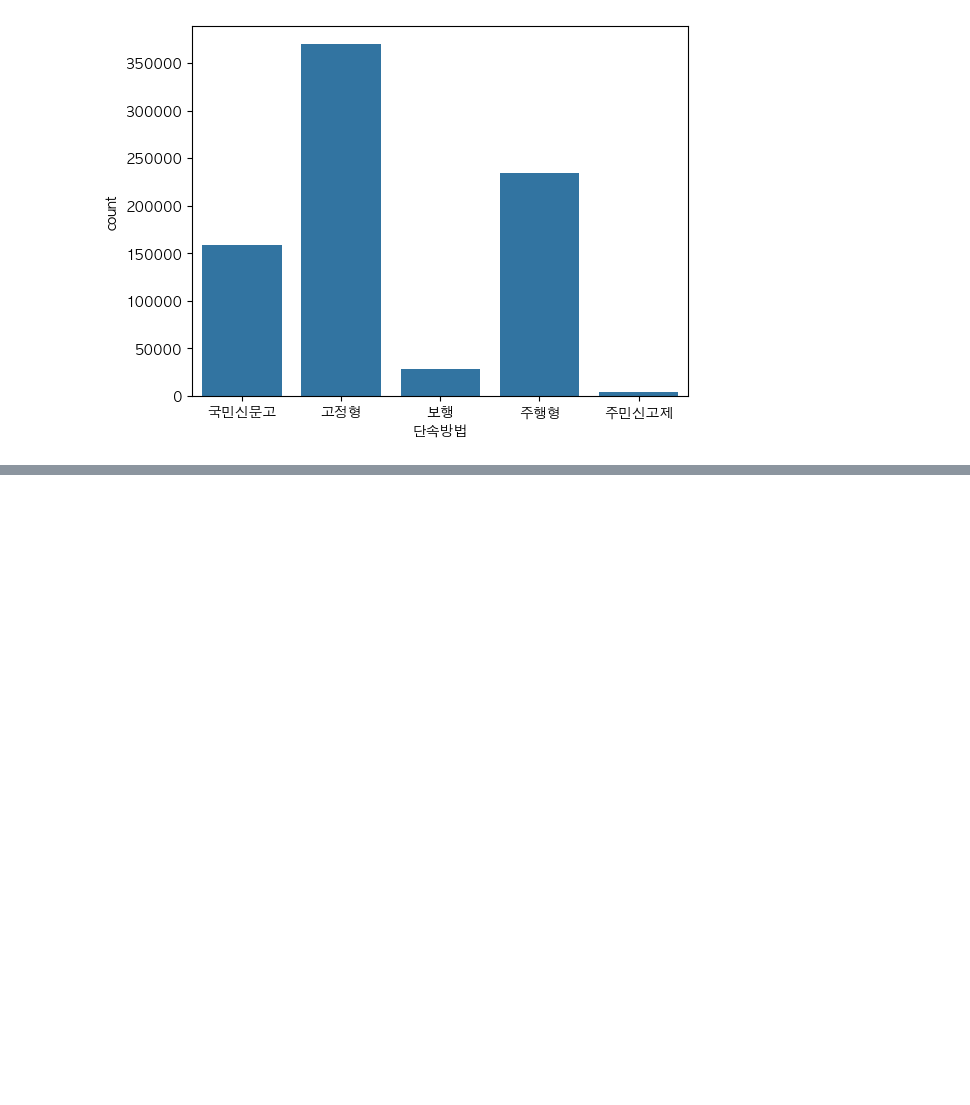
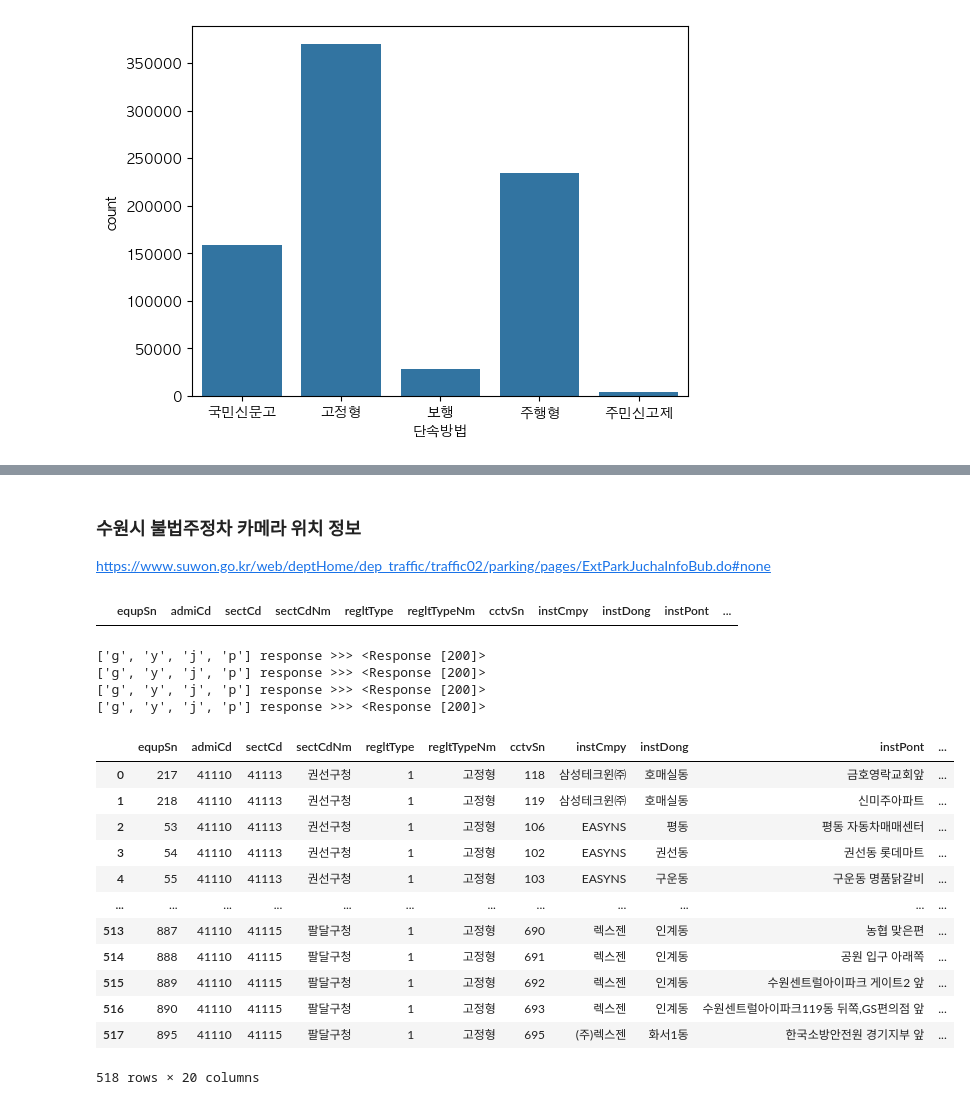
Before and after one commit to HOYUN-Y/Data_projects, a Jupyter notebook: dacon_sri_suwon_data_analysis/[Dacon] 공공데이터를 활용 수원시 정책 제안.ipynb, the cells around one changed output, grey strips where cells are left out. Saved outputs shown, nothing was run; the diff lists cells and outputs as text; code cells hidden in the pictures; blank space fills up the shorter version.

```diff
--- a/dacon_sri_suwon_data_analysis/[Dacon] 공공데이터를 활용 수원시 정책 제안.ipynb
+++ b/dacon_sri_suwon_data_analysis/[Dacon] 공공데이터를 활용 수원시 정책 제안.ipynb
@@ -520,3 +520,6 @@ illigal_parking[illigal_parking['단속방법']!='고정형'].head(30)
 | 114 | 2022 | 수원시 | 팔달구청 | 2022-01-01 11:17:00 | 경기도수원시팔달구인계동 수원시 팔달구 인계동 944-6 | 보행 | 2023-12-01 | 1 | 2022 | 1 | Saturday | ... |
 | 116 | 2022 | 수원시 | 팔달구청 | 2022-01-01 11:25:00 | 화서동 화서동205-3부근 (횡단보도) | 국민신문고 | 2023-12-01 | 1 | 2022 | 1 | Saturday | ... |
 | 119 | 2022 | 수원시 | 장안구청 | 2022-01-01 11:27:00 | 조원동 금당로9번길 | 주행형 | 2023-12-01 | 1 | 2022 | 1 | Saturday | ... |
+# %% [markdown]
+### 수원시 불법주정차 카메라 위치 정보
+https://www.suwon.go.kr/web/deptHome/dep_traffic/traffic02/parking/pages/ExtParkJuchaInfoBub.do#none
@@ -522,0 +534,58 @@ illigal_parking[illigal_parking['단속방법']!='고정형'].head(30)
+# %%
+cctv_loc_tm
+# %% [output]
+|  | equpSn | admiCd | sectCd | sectCdNm | regltType | regltTypeNm | cctvSn | instCmpy | instDong | instPont | ... |
+# %%
+gu = ['g','y','j','p'] #권선구, 영통구, 장안구, 팔달구
+gu_name_map = {
+    'g': '권선구', 'y': '영통구', 'j': '장안구', 'p': '팔달구'
+}
+all_data = []
+
+for loc in gu:
+    url = f'https://www.suwon.go.kr/web/deptHome/dep_traffic/traffic02/parking/apis/getFixCctvList.do?parId={loc}'
+    params = {
+        'gubun' : 'g',
+        'gu':loc
+    }
+
+    headers = {
+        'Content-Type' : 'application/x-www-form-urlencoded; charset=UTF-8',
+        'User-Agent' : "Mozilla/5.0"
+    }
+
+    response = requests.post(url, data=params, headers = headers)
+    print(f'{loc} response >>> {response}')
+
+    if response.status_code == 200:
+        data = response.json()
+
+        data_df_temp = pd.DataFrame(data)
+        data_df_temp['gu'] = gu_name_map[loc]
+        all_data.append(data_df_temp)
+
+    else:
+        print(f'{loc} no response')
+
+cctv_loc_tm = pd.concat(all_data, ignore_index=True)
+# %% [output]
+['g', 'y', 'j', 'p'] response >>> <Response [200]>
+['g', 'y', 'j', 'p'] response >>> <Response [200]>
+['g', 'y', 'j', 'p'] response >>> <Response [200]>
+['g', 'y', 'j', 'p'] response >>> <Response [200]>
+# %%
+cctv_loc_tm
+# %% [output]
+|  | equpSn | admiCd | sectCd | sectCdNm | regltType | regltTypeNm | cctvSn | instCmpy | instDong | instPont | ... |
+| 0 | 217 | 41110 | 41113 | 권선구청 | 1 | 고정형 | 118 | 삼성테크윈㈜ | 호매실동 | 금호영락교회앞 | ... |
+| 1 | 218 | 41110 | 41113 | 권선구청 | 1 | 고정형 | 119 | 삼성테크윈㈜ | 호매실동 | 신미주아파트 | ... |
+| 2 | 53 | 41110 | 41113 | 권선구청 | 1 | 고정형 | 106 | EASYNS | 평동 | 평동 자동차매매센터 | ... |
+| 3 | 54 | 41110 | 41113 | 권선구청 | 1 | 고정형 | 102 | EASYNS | 권선동 | 권선동 롯데마트 | ... |
+| 4 | 55 | 41110 | 41113 | 권선구청 | 1 | 고정형 | 103 | EASYNS | 구운동 | 구운동 명품닭갈비 | ... |
+| ... | ... | ... | ... | ... | ... | ... | ... | ... | ... | ... | ... |
+| 513 | 887 | 41110 | 41115 | 팔달구청 | 1 | 고정형 | 690 | 렉스젠 | 인계동 | 농협 맞은편 | ... |
+| 514 | 888 | 41110 | 41115 | 팔달구청 | 1 | 고정형 | 691 | 렉스젠 | 인계동 | 공원 입구 아래쪽 | ... |
+| 515 | 889 | 41110 | 41115 | 팔달구청 | 1 | 고정형 | 692 | 렉스젠 | 인계동 | 수원센트럴아이파크 게이트2 앞 | ... |
+| 516 | 890 | 41110 | 41115 | 팔달구청 | 1 | 고정형 | 693 | 렉스젠 | 인계동 | 수원센트럴아이파크119동 뒤쪽,GS편의점 앞 | ... |
+| 517 | 895 | 41110 | 41115 | 팔달구청 | 1 | 고정형 | 695 | (주)렉스젠 | 화서1동 | 한국소방안전원 경기지부 앞 | ... |
+518 rows × 20 columns
```
Also changed, not shown: parts of 10 cells of this notebook, 3 other files.
